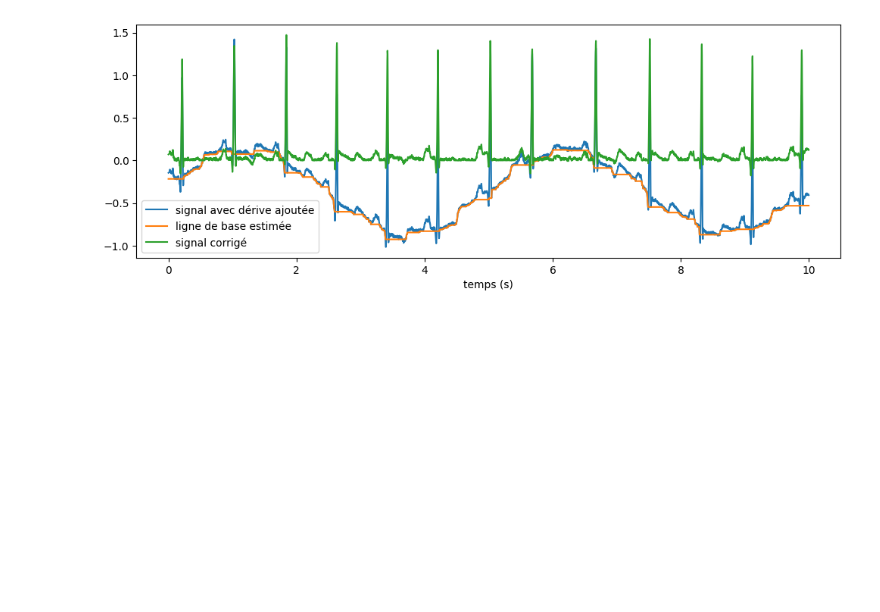
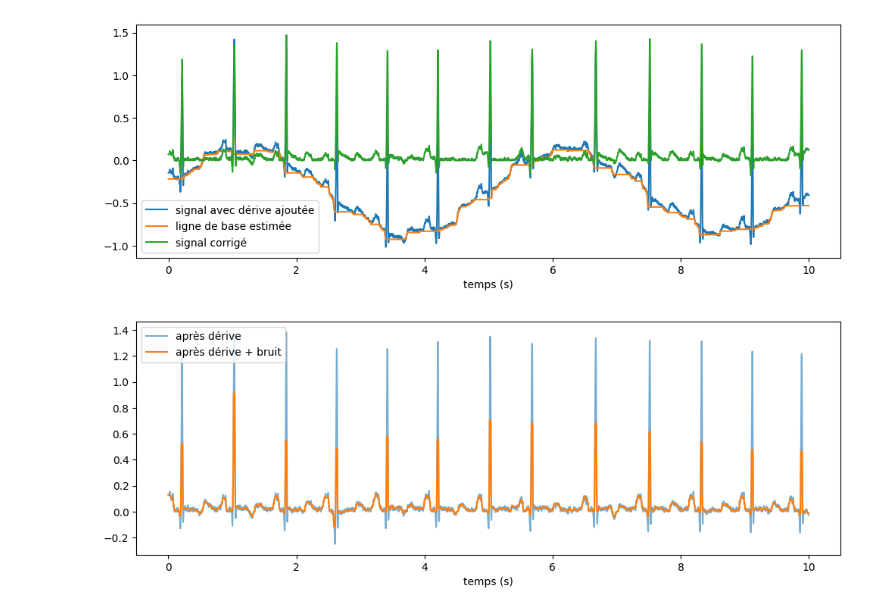
Before and after one commit to ROUA329/CardioMorph, a Jupyter notebook: cardiomorph-ecg.ipynb, the cells around one changed output. Cells and saved outputs as stored; diff of their text form; code cells hidden in the pictures; blank space fills up the shorter version.

```diff
--- a/cardiomorph-ecg.ipynb
+++ b/cardiomorph-ecg.ipynb
@@ -201,3 +201,18 @@ plt.plot(t, x_corr, label="signal corrigé")
 plt.xlabel("temps (s)"); plt.legend(); plt.show()
 # %% [output]
 [figure]
+# %%
+def enlever_bruit(x, fs, b_ms=16):
+    n = ms_vers_echantillons(b_ms, fs)
+    a = fermeture(ouverture(x, n), n)
+    b = ouverture(fermeture(x, n), n)
+    return (a + b) / 2
+# %%
+x_net = enlever_bruit(x_clean, fs)
+
+plt.figure(figsize=(12, 4))
+plt.plot(t, x_clean, label="après dérive", alpha=0.6)
+plt.plot(t, x_net, label="après dérive + bruit")
+plt.xlabel("temps (s)"); plt.legend(); plt.show()
+# %% [output]
+[figure, added]
```
Also changed, not shown: parts of 2 cells of this notebook.
